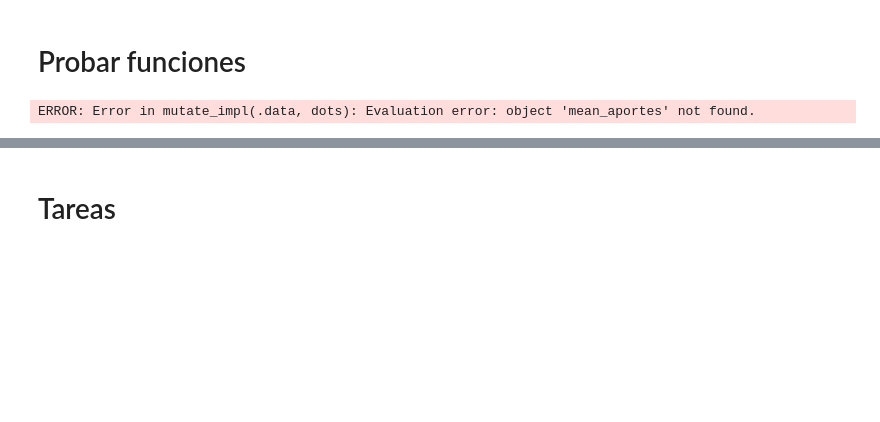
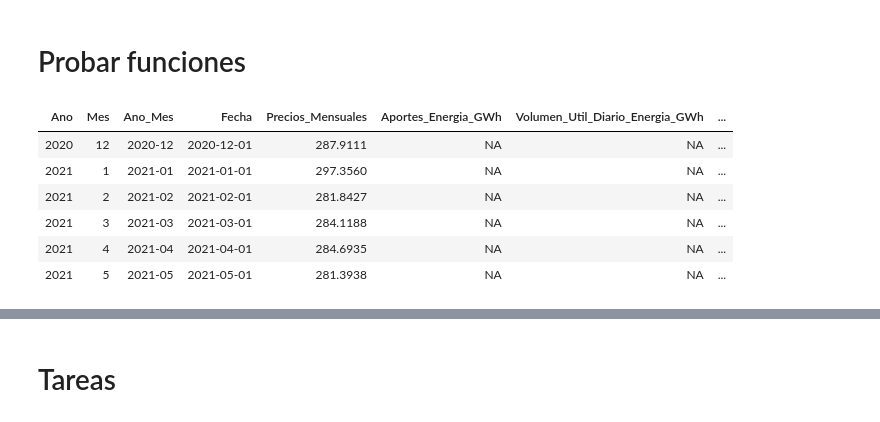
Before and after one commit to camilogavo/modelos_Bolsa, a Jupyter notebook: Models.ipynb, the cells around one changed output, grey strips where cells are left out. Cells and saved outputs as stored; diff of their text form; code cells hidden in the pictures; blank space fills up the shorter version.

```diff
--- a/Models.ipynb
+++ b/Models.ipynb
@@ -366,14 +374,22 @@ normalizar_hidrologia<-function(df){
 # Probar funciones
 # %%
 df<-normalizar_hidrologia(df)
-df<-demanda(df,start_at = '2019-06-01')
+df<-demanda(df,start_at = '2019-06-01',tipo_escenario = 'Medio')
 df<-columnas_calculadas(df)
 df<-oni(df,start_at = '2019-06-01')
 df<-aportes(df,start_at = '2019-06-01',rezagos_oni = 12,rezagos_aportes = 24)
 df<-reservas(df,start_at = '2019-06-01', rezagos_oni = 12,rezagos_aportes = 24,rezagos_reserva = 24,rezagos_termica_hidrica = 12)
 df<-precios(df,start_at = '2019-06-01',rezagos_precios = 24,rezagos_aportes = 24,rezagos_reserva = 24,rezagos_demanda = 24,rezagos_dem_cen = 24)
-# %% [output]
-ERROR: Error in mutate_impl(.data, dots): Evaluation error: object 'mean_aportes' not found.
+# %%
+df%>%tail
+# %% [output]
+| Ano | Mes | Ano_Mes | Fecha | Precios_Mensuales | Aportes_Energia_GWh | Volumen_Util_Diario_Energia_GWh | ... |
+| 2020 | 12 | 2020-12 | 2020-12-01 | 287.9111 | NA | NA | ... |
+| 2021 | 1 | 2021-01 | 2021-01-01 | 297.3560 | NA | NA | ... |
+| 2021 | 2 | 2021-02 | 2021-02-01 | 281.8427 | NA | NA | ... |
+| 2021 | 3 | 2021-03 | 2021-03-01 | 284.1188 | NA | NA | ... |
+| 2021 | 4 | 2021-04 | 2021-04-01 | 284.6935 | NA | NA | ... |
+| 2021 | 5 | 2021-05 | 2021-05-01 | 281.3938 | NA | NA | ... |
 # %%
 df%>%tail(5)#%>%select(Fecha, ONI,Aportes_Normalizados,Reservas_Normalizadas)
 # %% [output]
```
Also changed, not shown: parts of 9 cells of this notebook, 4 other files.
